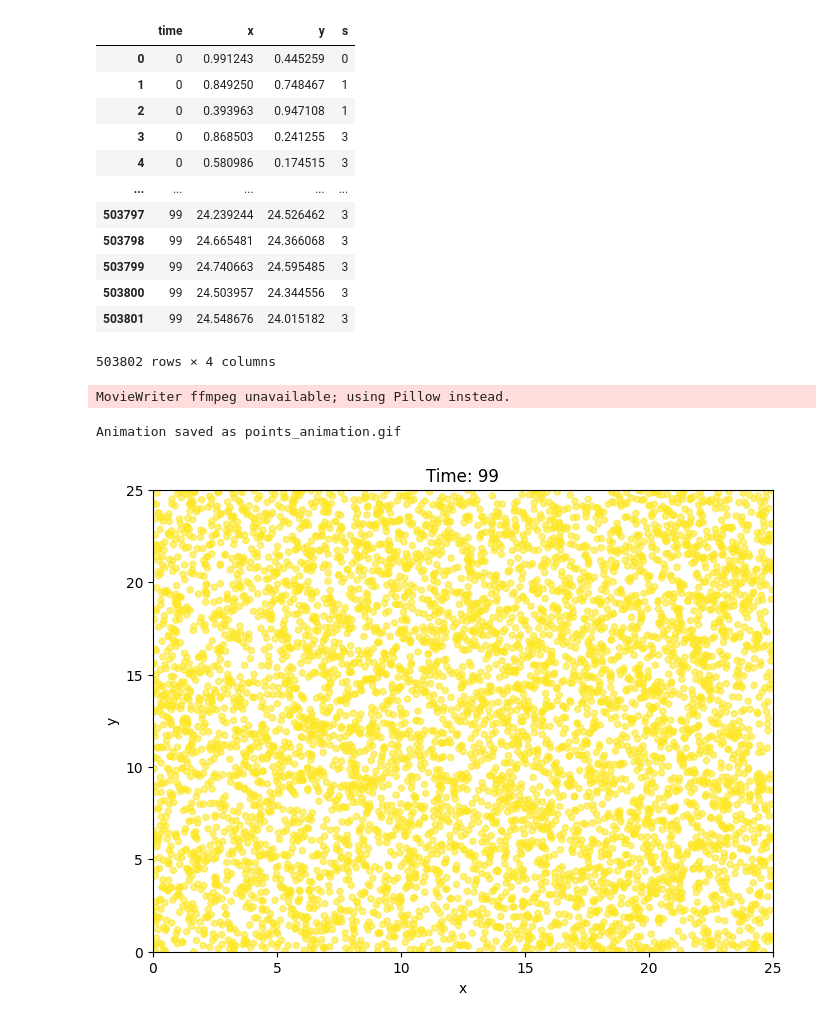
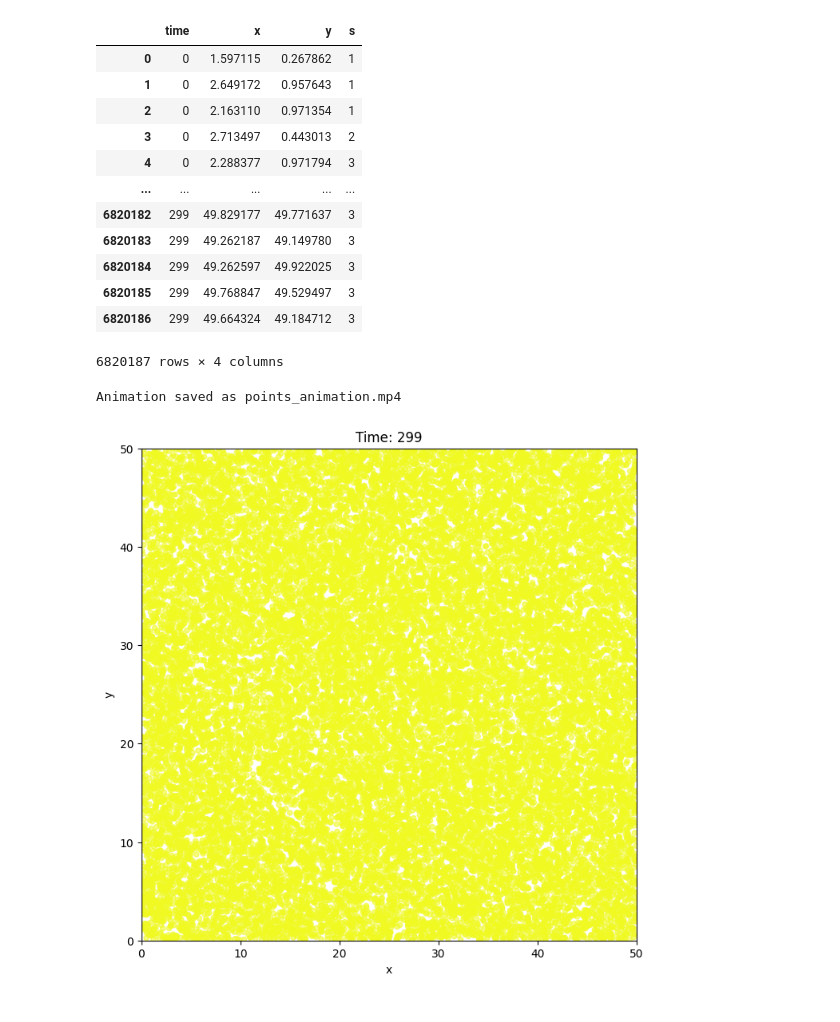
Before and after one commit to YegorGalkin/SBDPP_sim, a Jupyter notebook: examples/2d_video.ipynb, the cells around one changed output. Drawn from its saved outputs; the diff is of its cells as text; code cells hidden in the pictures.

```diff
--- a/examples/2d_video.ipynb
+++ b/examples/2d_video.ipynb
@@ -3,7 +3,7 @@ import simulation
 import numpy as np
 from scipy.stats import rayleigh
 
-L = 25.0
+L = 50.0
 M = 4
 
 r_values = np.arange(0, 5.01, 0.01)
@@ -23,17 +23,17 @@ g2 = simulation.PyGrid2(
     isPeriodic=True,
     birthRates=[1]*M,
     deathRates=[0]*M,
-    ddMatrix=[0.1, 0.5, 0.5, 0.5,
-              0.5, 0.1, 0.5, 0.5,
-              0.5, 0.5, 0.1, 0.5,
-              0.5, 0.5, 0.5, 0.1,],         # 1x1 for single species
+    ddMatrix=[0.1, 0.3, 0.3, 0.3,
+              0.3, 0.1, 0.3, 0.3,
+              0.3, 0.3, 0.1, 0.3,
+              0.3, 0.3, 0.3, 0.1,],         # 1x1 for single species
     birthX=[q_values.tolist()]*M,     # example
     birthY=[inverse_radial_values.tolist()]*M,
     deathX_=[ [ r_values.tolist()]*M]*M,
     deathY_=[ [ radial_density_values.tolist() ]*M ]*M,
     cutoffs=[5.0]*M*M,
     seed=42,
-    rtimeLimit=3600.0
+    rtimeLimit=7200.0
 )
 
 
@@ -58,7 +58,7 @@ import pandas as pd
 
 data = list()
 
-for t in range(100):
+for t in range(300):
     for c in range(g2.get_num_cells()):
         for n in range(M):
             coords = g2.get_cell_coords(c,n)
@@ -90,52 +90,56 @@ df = pd.DataFrame(columns=['time','x','y','s'],data=data)
 df
 # %% [output]
 |  | time | x | y | s |
-| 0 | 0 | 0.991243 | 0.445259 | 0 |
-| 1 | 0 | 0.849250 | 0.748467 | 1 |
-| 2 | 0 | 0.393963 | 0.947108 | 1 |
-| 3 | 0 | 0.868503 | 0.241255 | 3 |
-| 4 | 0 | 0.580986 | 0.174515 | 3 |
+| 0 | 0 | 1.597115 | 0.267862 | 1 |
+| 1 | 0 | 2.649172 | 0.957643 | 1 |
+| 2 | 0 | 2.163110 | 0.971354 | 1 |
+| 3 | 0 | 2.713497 | 0.443013 | 2 |
+| 4 | 0 | 2.288377 | 0.971794 | 3 |
 | ... | ... | ... | ... | ... |
-| 503797 | 99 | 24.239244 | 24.526462 | 3 |
-| 503798 | 99 | 24.665481 | 24.366068 | 3 |
-| 503799 | 99 | 24.740663 | 24.595485 | 3 |
-| 503800 | 99 | 24.503957 | 24.344556 | 3 |
-| 503801 | 99 | 24.548676 | 24.015182 | 3 |
+| 6820182 | 299 | 49.829177 | 49.771637 | 3 |
+| 6820183 | 299 | 49.262187 | 49.149780 | 3 |
+| 6820184 | 299 | 49.262597 | 49.922025 | 3 |
+| 6820185 | 299 | 49.768847 | 49.529497 | 3 |
+| 6820186 | 299 | 49.664324 | 49.184712 | 3 |
-503802 rows × 4 columns
+6820187 rows × 4 columns
+# %%
+from matplotlib import animation
+movie_writer = animation.FFMpegWriter(fps=2, codec='h264', extra_args=['-vcodec', 'libx264'])
 # %%
 import numpy as np
 import matplotlib.pyplot as plt
 from matplotlib.animation import FuncAnimation
+import matplotlib
+matplotlib.rcParams['animation.ffmpeg_path'] = 'C:/Users/radia/ffmpeg/bin/ffmpeg'
 
 df = df.sort_values('time')
 
 # Parameters
-output_file = "points_animation.gif"
+output_file = "points_animation.mp4"
 
 # MP4 Video Generation
-fig, ax = plt.subplots(figsize=(8, 6))
+fig, ax = plt.subplots(figsize=(8, 8))
 
 # Set axis limits
 ax.set_xlim(0, L)
 ax.set_ylim(0, L)
 ax.set_xlabel('x')
 ax.set_ylabel('y')
-sc = ax.scatter([], [], c=[], cmap='viridis', s=20, alpha=0.6)
+sc = ax.scatter([], [], c=[], cmap='plasma', s=20, alpha=0.6)
 
 # Animation function
 def update(frame):
     current_df = df[df['time'] == frame]
     sc.set_offsets(current_df[['x', 'y']].values)
     sc.set_array(current_df['s'].values)
     ax.set_title(f"Time: {frame}")
     return sc,
 
 ani = FuncAnimation(fig, update, frames=df['time'].nunique(), blit=True)
 
 # Save as MP4
-ani.save(output_file, writer="ffmpeg", fps=2)
+ani.save(output_file, writer=movie_writer)
 print(f"Animation saved as {output_file}")
 # %% [output]
-MovieWriter ffmpeg unavailable; using Pillow instead.
+Animation saved as points_animation.mp4
-Animation saved as points_animation.gif
-[figure, old version]
+[figure, new version]
```
Also changed, not shown: parts of 2 cells of this notebook.
